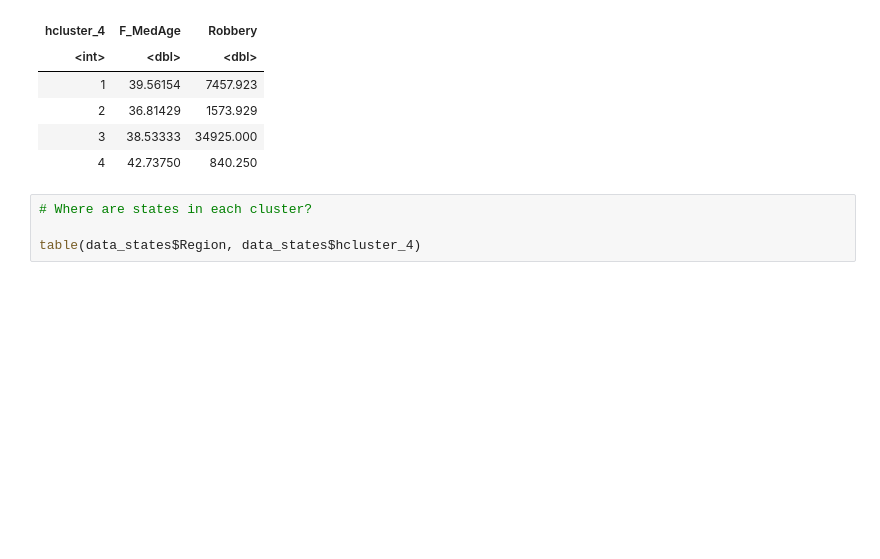
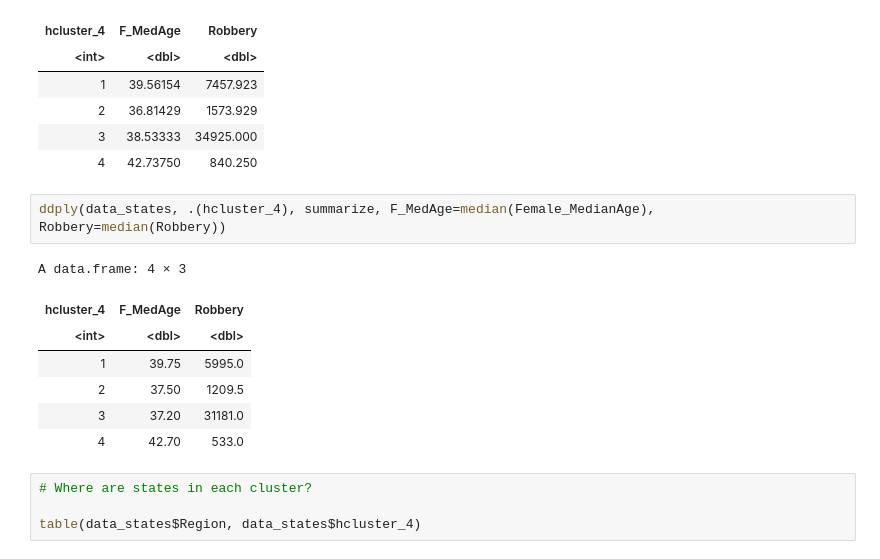
Before and after one commit to alanzchen/IDSC4444-Fall2020-open-materials, a Jupyter notebook: Lab 3 - Clustering/Lab 3.ipynb, the cells around one changed output. Saved outputs shown, nothing was run; the diff lists cells and outputs as text; blank space fills up the shorter version.

```diff
--- a/Lab 3 - Clustering/Lab 3.ipynb
+++ b/Lab 3 - Clustering/Lab 3.ipynb
@@ -435,6 +451,16 @@ A data.frame: 4 × 3
 | 2 | 36.81429 | 1573.929 |
 | 3 | 38.53333 | 34925.000 |
 | 4 | 42.73750 | 840.250 |
+# %%
+ddply(data_states, .(hcluster_4), summarize, F_MedAge=median(Female_MedianAge), Robbery=median(Robbery))
+# %% [output]
+A data.frame: 4 × 3
+| hcluster_4 | F_MedAge | Robbery |
+| <int> | <dbl> | <dbl> |
+| 1 | 39.75 | 5995.0 |
+| 2 | 37.50 | 1209.5 |
+| 3 | 37.20 | 31181.0 |
+| 4 | 42.70 | 533.0 |
 # %%
 # Where are states in each cluster?
 
```
Also changed, not shown: parts of 10 cells of this notebook.
